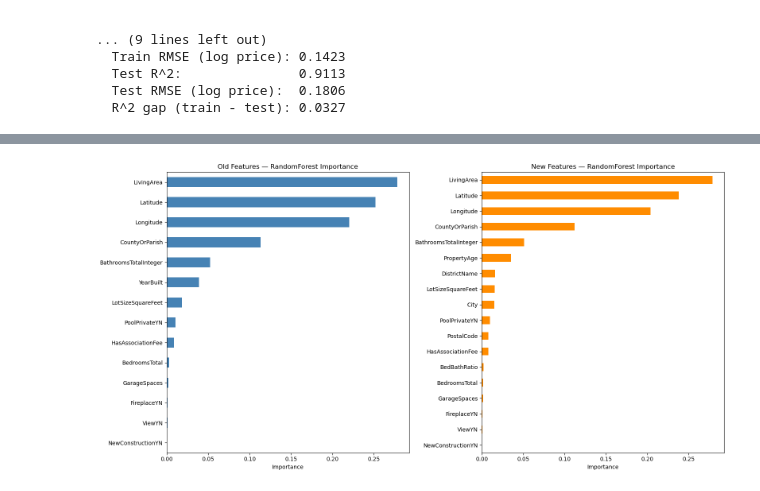
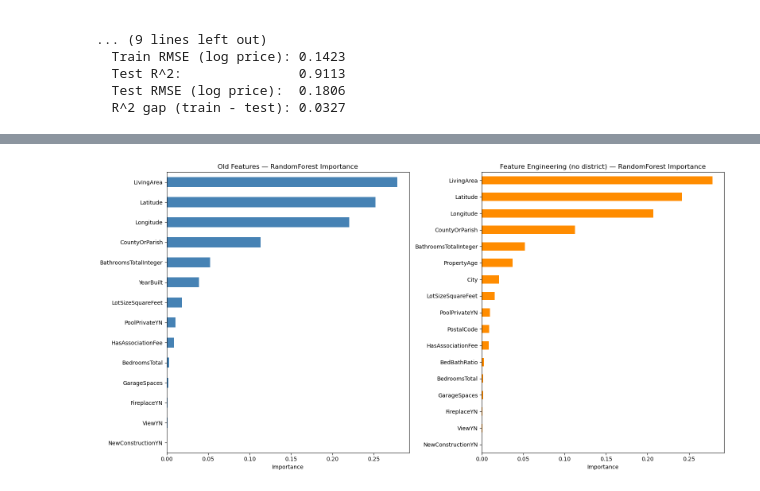
Before and after one commit to matthewviray/idx-exchange-project, a Jupyter notebook: notebooks/04_model_comparison.ipynb, the cells around one changed output, grey strips where cells are left out. Cells and saved outputs as stored; diff of their text form; code cells hidden in the pictures.

Commit message:
updated feature engineering and tables

```diff
--- a/notebooks/04_model_comparison.ipynb
+++ b/notebooks/04_model_comparison.ipynb
@@ -334,20 +363,17 @@ LinearRegression  (params: {})
 # %%
 # Old vs. PostalCode+City feature set — side-by-side comparison for all three models
-rows_pc = {}
-for name in model_classes:
-    rows_pc[(name, 'Old features')] = {
-        'Test R^2': results[name]['r2'],
-        'Test RMSE (log price)': results[name]['rmse'],
-        'Train R^2': results[name]['train_r2'],
-        'R^2 Gap (train - test)': results[name]['train_r2'] - results[name]['r2'],
+comparison_table_pc = pd.DataFrame({
+    name: {
+        'Old Test R^2': results[name]['r2'],
+        '+ PostalCode/City Test R^2': postal_city_results[name]['r2'],
+        'Δ Test R^2': postal_city_results[name]['r2'] - results[name]['r2'],
+        'Old Test RMSE': results[name]['rmse'],
+        '+ PostalCode/City Test RMSE': postal_city_results[name]['rmse'],
+        'Old R^2 Gap (train - test)': results[name]['train_r2'] - results[name]['r2'],
+        '+ PostalCode/City R^2 Gap (train - test)': postal_city_results[name]['train_r2'] - postal_city_results[name]['r2'],
     }
-    rows_pc[(name, '+ PostalCode/City')] = {
-        'Test R^2': postal_city_results[name]['r2'],
-        'Test RMSE (log price)': postal_city_results[name]['rmse'],
-        'Train R^2': postal_city_results[name]['train_r2'],
-        'R^2 Gap (train - test)': postal_city_results[name]['train_r2'] - postal_city_results[name]['r2'],
-    }
+    for name in model_classes
+}).T
 
-comparison_table_pc = pd.DataFrame(rows_pc).T.sort_index()
 comparison_table_pc.round(4)
 # %% [output]
@@ -409,17 +398,17 @@ Unique districts: 545
 # %%
 # New feature set: original 15 features (minus YearBuilt, since PropertyAge is
-# derived from it) + BedBathRatio, PropertyAge, DistrictName, PostalCode, City
+# derived from it) + BedBathRatio, PropertyAge, PostalCode, City — no
+# DistrictName yet, that's added in the next section so its effect is isolated
 new_feature_cols = [c for c in feature_cols if c != 'YearBuilt'] + \
-    ['BedBathRatio', 'PropertyAge', 'DistrictName', 'PostalCode', 'City']
+    ['BedBathRatio', 'PropertyAge', 'PostalCode', 'City']
 new_numeric_cols = [c for c in numeric_cols if c != 'YearBuilt'] + ['BedBathRatio', 'PropertyAge']
 
-# DistrictName/PostalCode/City each get min_frequency bucketing so their many
+# PostalCode/City each get min_frequency bucketing so their many
 # sparsely-populated categories collapse into a single "infrequent" column
 # instead of each getting its own thinly-populated one-hot column
 new_preprocessor = ColumnTransformer([
     ('impute', SimpleImputer(strategy='median'), new_numeric_cols),
     ('encode', OneHotEncoder(handle_unknown='ignore'), categorical_cols),
-    ('encode_district', OneHotEncoder(handle_unknown='ignore', min_frequency=50), ['DistrictName']),
     ('encode_postal', OneHotEncoder(handle_unknown='ignore', min_frequency=50), ['PostalCode']),
     ('encode_city', OneHotEncoder(handle_unknown='ignore', min_frequency=50), ['City']),
 ])
@@ -509,39 +492,39 @@ comparison_table.round(4)
 # Feature importance — old vs. new feature set, Random Forest, grouped back to
 # the original feature name (not per-category one-hot columns)
 def group_importance_new(feature_names, values):
-    base_cols = categorical_cols + ['DistrictName', 'PostalCode', 'City']
+    base_cols = categorical_cols + ['PostalCode', 'City']
     grouped = {}
     for fname, val in zip(feature_names, values):
         short = fname.split('__', 1)[1] if '__' in fname else fname
         base = None
         for c in base_cols:
             if short == c or short.startswith(c + '_'):
                 base = c
                 break
         if base is None:
             base = short
         grouped[base] = grouped.get(base, 0) + val
     return pd.Series(grouped)
 
 old_feature_names = results['RandomForest']['pipeline'].named_steps['preprocessor'].get_feature_names_out()
 old_importances = results['RandomForest']['pipeline'].named_steps['model'].feature_importances_
 old_feat_imp = group_importance(old_feature_names, old_importances).sort_values(ascending=True)
 
 new_feature_names = new_results['RandomForest']['pipeline'].named_steps['preprocessor'].get_feature_names_out()
 new_importances = new_results['RandomForest']['pipeline'].named_steps['model'].feature_importances_
 new_feat_imp = group_importance_new(new_feature_names, new_importances).sort_values(ascending=True)
 
 fig, axes = plt.subplots(1, 2, figsize=(16, 8))
 
 old_feat_imp.plot(kind='barh', ax=axes[0], color='steelblue')
 axes[0].set_xlabel('Importance')
 axes[0].set_title('Old Features — RandomForest Importance')
 
 new_feat_imp.plot(kind='barh', ax=axes[1], color='darkorange')
 axes[1].set_xlabel('Importance')
-axes[1].set_title('New Features — RandomForest Importance')
+axes[1].set_title('Feature Engineering (no district) — RandomForest Importance')
 
 plt.tight_layout()
 plt.show()
 # %% [output]
-[figure, old version]
+[figure, new version]
```
Also changed, not shown: parts of 17 cells of this notebook.
